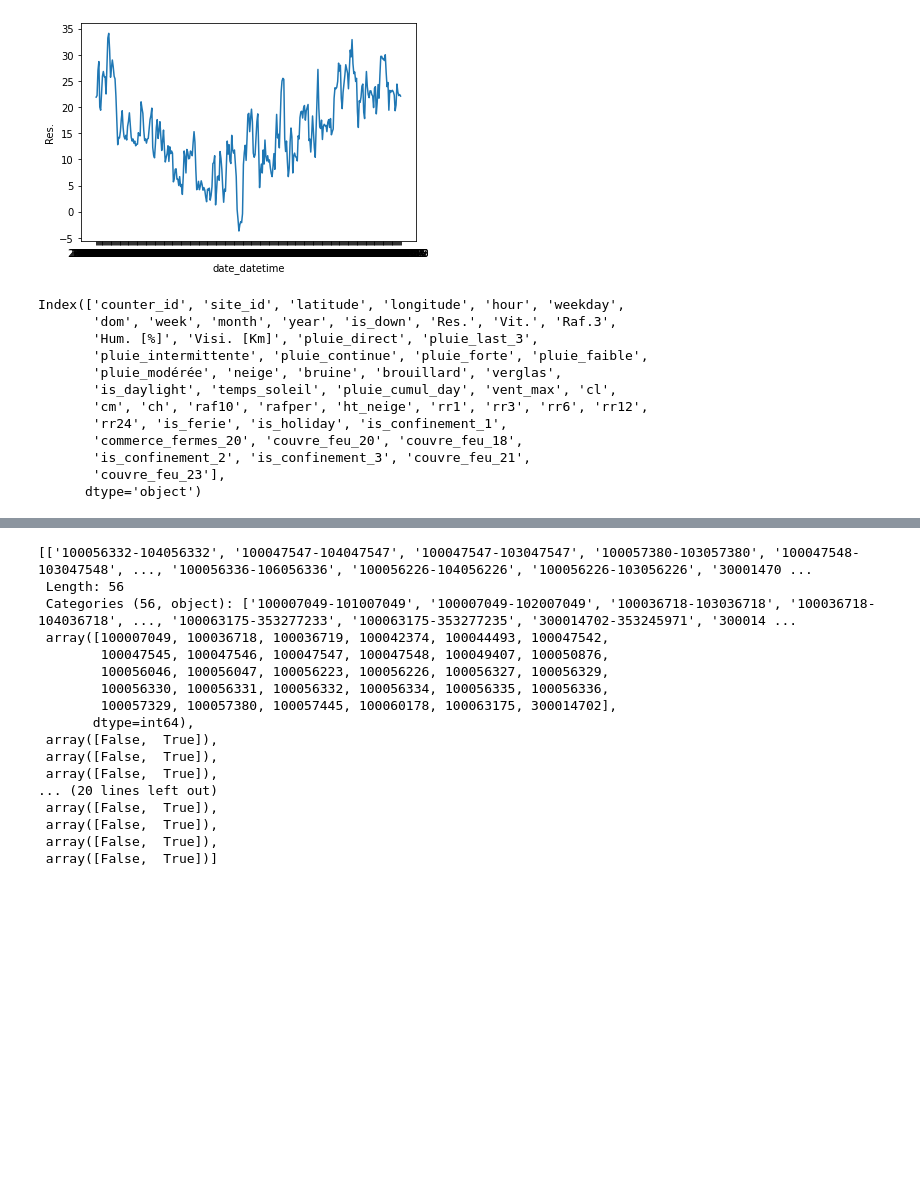
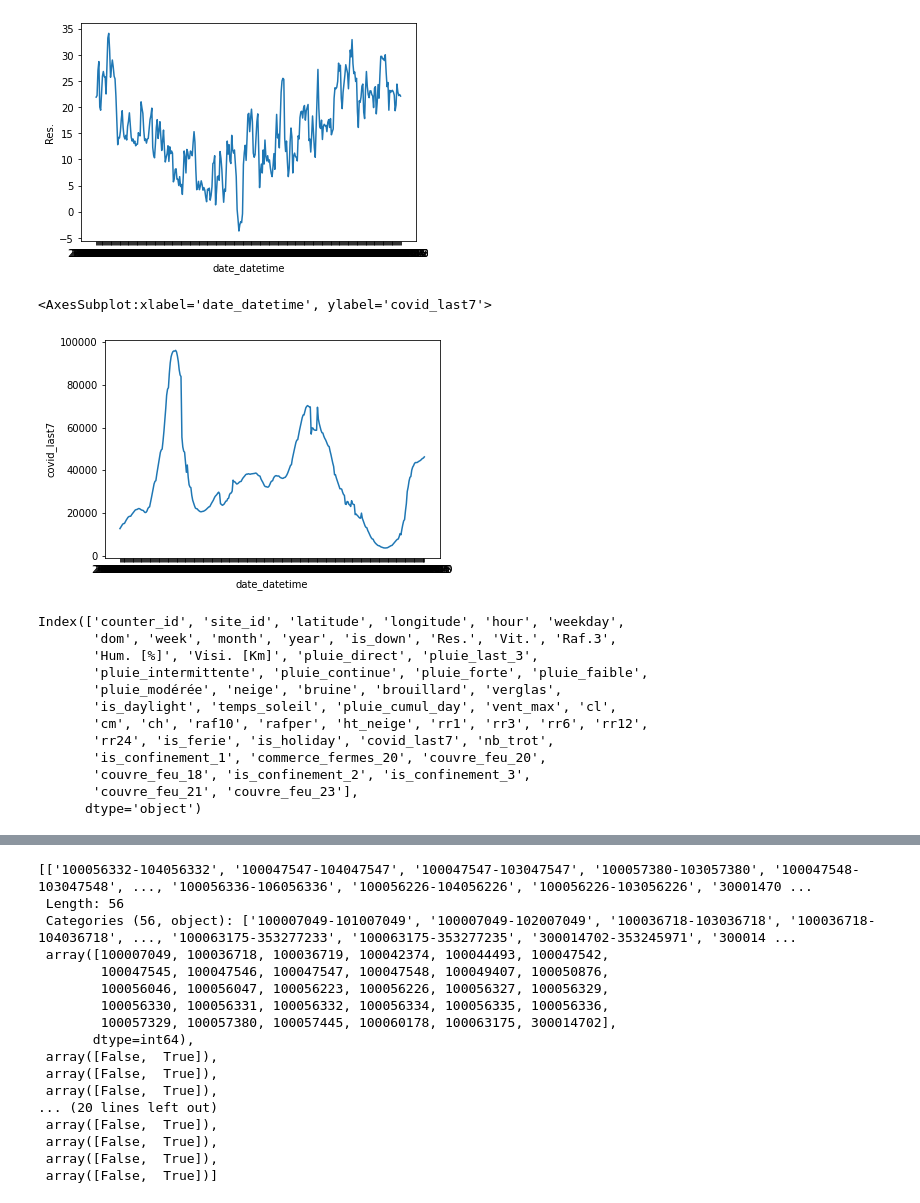
Before and after one commit to nathanaim/ramp_project, a Jupyter notebook: Bikes_ramp_project_v2.ipynb, the cells around one changed output, grey strips where cells are left out. Drawn from its saved outputs; the diff is of its cells as text; code cells hidden in the pictures; blank space fills up the shorter version.

Commit message:
Added covid and trottinettes data

```diff
--- a/Bikes_ramp_project_v2.ipynb
+++ b/Bikes_ramp_project_v2.ipynb
@@ -84,5 +84,5 @@ external_data = pd.read_csv("external_data_new.csv", parse_dates=['date'])
 # %%
-external_data = pd.read_csv("external_data_new.csv", parse_dates=['date'])
+external_data = pd.read_csv("external_data_covid_trot.csv", parse_dates=['date'])
 external_data_grouped = external_data.groupby(by=['date_datetime']).sum()
 # jours_feries = external_data_grouped.is_ferie > 0
 # jours_feries['2020-11-10'] = False
@@ -289,6 +294,11 @@ sns.lineplot(data=merged_grouped)
 # %% [output]
 <AxesSubplot:xlabel='date_datetime', ylabel='Res.'>
 [figure]
+# %%
+sns.lineplot(data=merged_data.groupby(by='date_datetime')['covid_last7'].mean())
+# %% [output]
+<AxesSubplot:xlabel='date_datetime', ylabel='covid_last7'>
+[figure, added]
 # %%
 feature = merged_data.drop(columns=['bike_count', 'log_bike_count', 'date_datetime'])
 target = merged_data['log_bike_count']
@@ -302,10 +312,10 @@ Index(['counter_id', 'site_id', 'latitude', 'longitude', 'hour', 'weekday',
        'pluie_modérée', 'neige', 'bruine', 'brouillard', 'verglas',
        'is_daylight', 'temps_soleil', 'pluie_cumul_day', 'vent_max', 'cl',
        'cm', 'ch', 'raf10', 'rafper', 'ht_neige', 'rr1', 'rr3', 'rr6', 'rr12',
-       'rr24', 'is_ferie', 'is_holiday', 'is_confinement_1',
-       'commerce_fermes_20', 'couvre_feu_20', 'couvre_feu_18',
-       'is_confinement_2', 'is_confinement_3', 'couvre_feu_21',
-       'couvre_feu_23'],
+       'rr24', 'is_ferie', 'is_holiday', 'covid_last7', 'nb_trot',
+       'is_confinement_1', 'commerce_fermes_20', 'couvre_feu_20',
+       'couvre_feu_18', 'is_confinement_2', 'is_confinement_3',
+       'couvre_feu_21', 'couvre_feu_23'],
       dtype='object')
 # %%
 categorical_columns = ['counter_id', 'site_id', 'is_ferie', 'is_holiday', 'is_confinement_1', 'is_confinement_2', 'commerce_fermes_20', 'couvre_feu_20', 'couvre_feu_18', 'is_confinement_3', 'couvre_feu_21', 'couvre_feu_23', 'weekday', 'year', 'is_daylight', 'cl', 'cm', 'ch', 'pluie_intermittente', 'pluie_continue', 'pluie_forte', 'pluie_faible', 'pluie_modérée', 'neige', 'bruine', 'brouillard', 'verglas', 'is_down']
```
Also changed, not shown: parts of 17 cells of this notebook, 1 other file.
